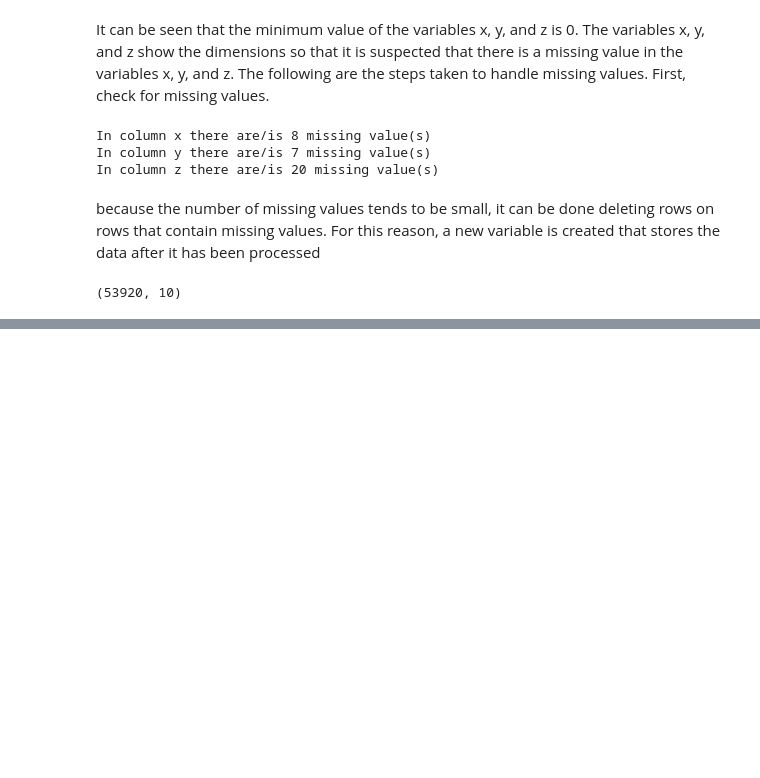
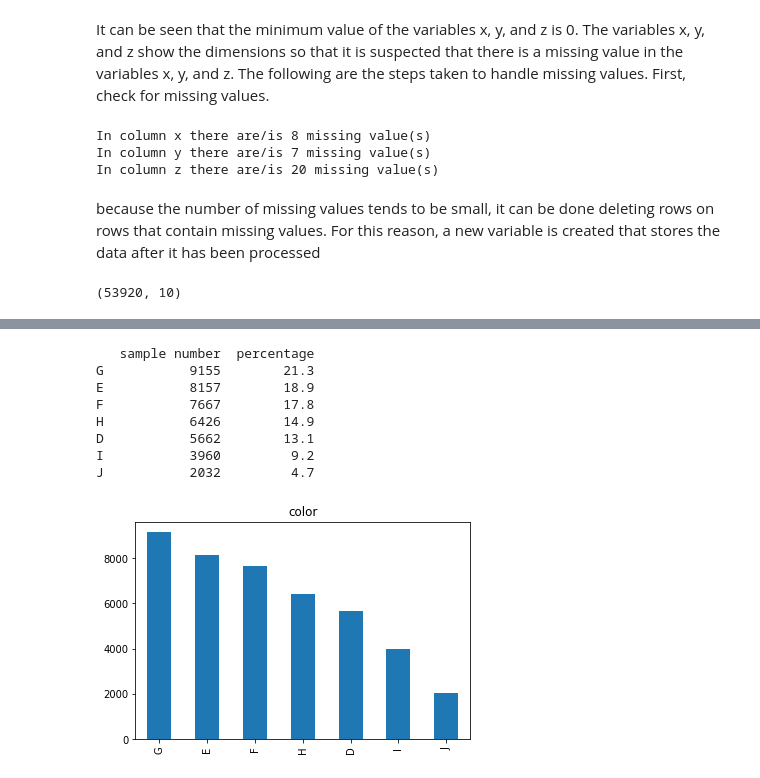
Before and after one commit to haseaalf/Diamond-Price-Prediction, a Jupyter notebook: development_notebook.ipynb, the cells around one changed output, grey strips where cells are left out. Cells and saved outputs as stored; diff of their text form; code cells hidden in the pictures; blank space fills up the shorter version.

```diff
--- a/development_notebook.ipynb
+++ b/development_notebook.ipynb
@@ -86,0 +152,17 @@ new_data.shape
+# %%
+feature = categorical_features[1]
+count = new_data[feature].value_counts()
+percent = 100*new_data[feature].value_counts(normalize=True)
+df = pd.DataFrame({'sample number':count, 'percentage':percent.round(1)})
+print(df)
+count.plot(kind='bar', title=feature);
+# %% [output]
+   sample number  percentage
+G           9155        21.3
+E           8157        18.9
+F           7667        17.8
+H           6426        14.9
+D           5662        13.1
+I           3960         9.2
+J           2032         4.7
+[figure, added]
```
Also changed, not shown: parts of 31 cells of this notebook.
